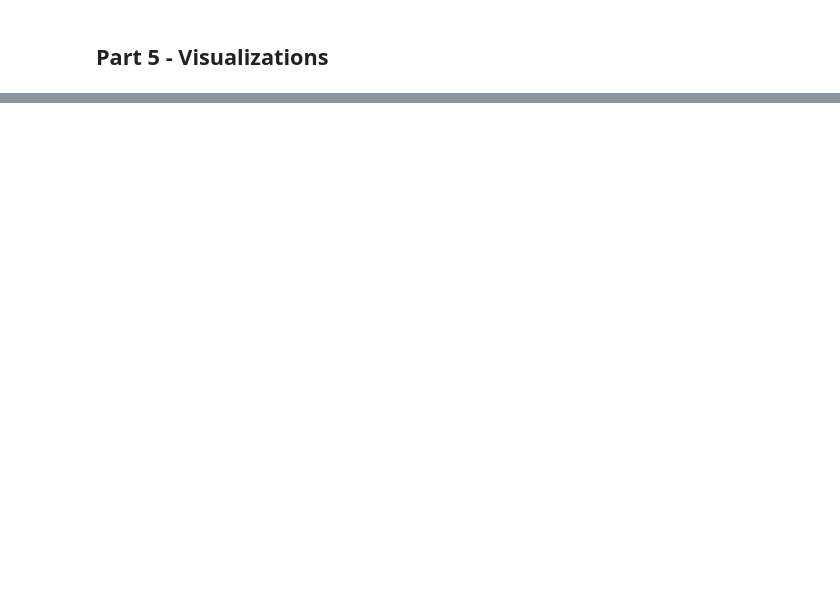
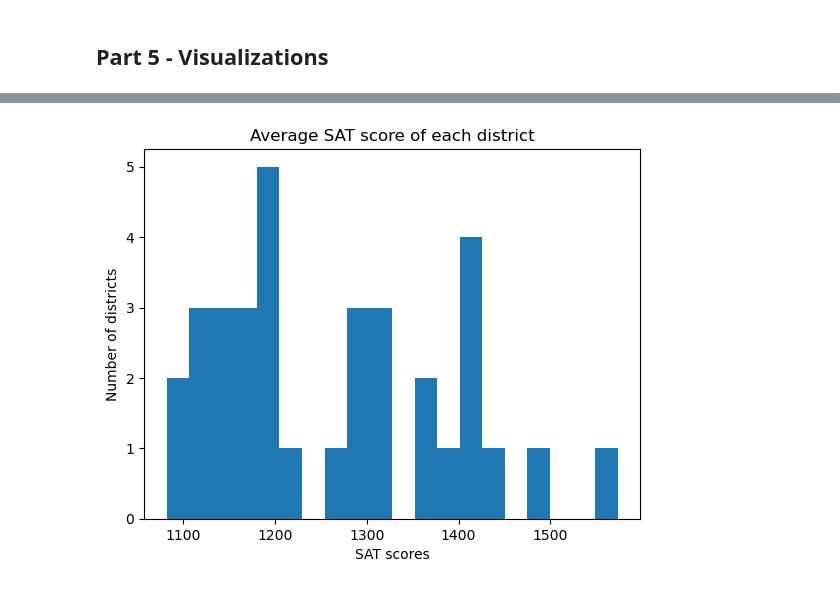
Before and after one commit to yanggezheng/Sourcing-Data-Summary-Statistics-and-Basic-Data-Visualization, a Jupyter notebook: src/homework03.ipynb, the cells around one changed output, grey strips where cells are left out. Cells and saved outputs as stored; diff of their text form; code cells hidden in the pictures; blank space fills up the shorter version.

```diff
--- a/src/homework03.ipynb
+++ b/src/homework03.ipynb
@@ -53,7 +52,18 @@ TODO (answer question here)
 # %% [markdown]
 ### Sample of Data
 # %%
-# TODO show a few lines of data from the actual file
+import csv
+
+with open('../data/raw/2012_SAT_Results.csv', "r") as f:
+    next(f)
+    line_count = 0
+    for line in csv.reader(f):
+        print(line)
+        line_count += 1
+        if line_count == 10:
+            break
+
+
 
 # Use "regular" Python to do this in this code block
 # Assume that jupyter-lab was started in your root directory
@@ -85,0 +133,17 @@ TODO describe your process for extracting, transforming, cleaning your incoming
+# %%
+#The average SAT score for all students in New York City
+totalScore = sum(scores.values())
+totalStudent = sum(districts.values())
+print('The average SAT score for all students in New York City is {:.3f}'.format(totalScore/totalStudent))
+average = {}
+for key in districts:
+    if key in scores:
+        average[key] =  scores[key] / districts[key]
+max_value = None
+max_key = None
+for key, value in average.items():
+    if max_value is None or value > max_value:
+        max_value = value
+        max_key = key
+
+print("The district", max_key, 'has the highest average SAT socres', max_value)
@@ -117,0 +252,12 @@ TODO: write your conclusion here (interpret results of calculations; does it hel
+# %%
+values = list(average.values())
+
+fig, ax = plt.subplots()
+ax.hist(values, bins=20)
+ax.set_title("Average SAT score of each district")
+ax.set_xlabel("SAT scores")
+ax.set_ylabel("Number of districts")
+
+plt.show()
+# %% [output]
+[figure, added]
```
Also changed, not shown: parts of 30 cells of this notebook, 4 other files.
